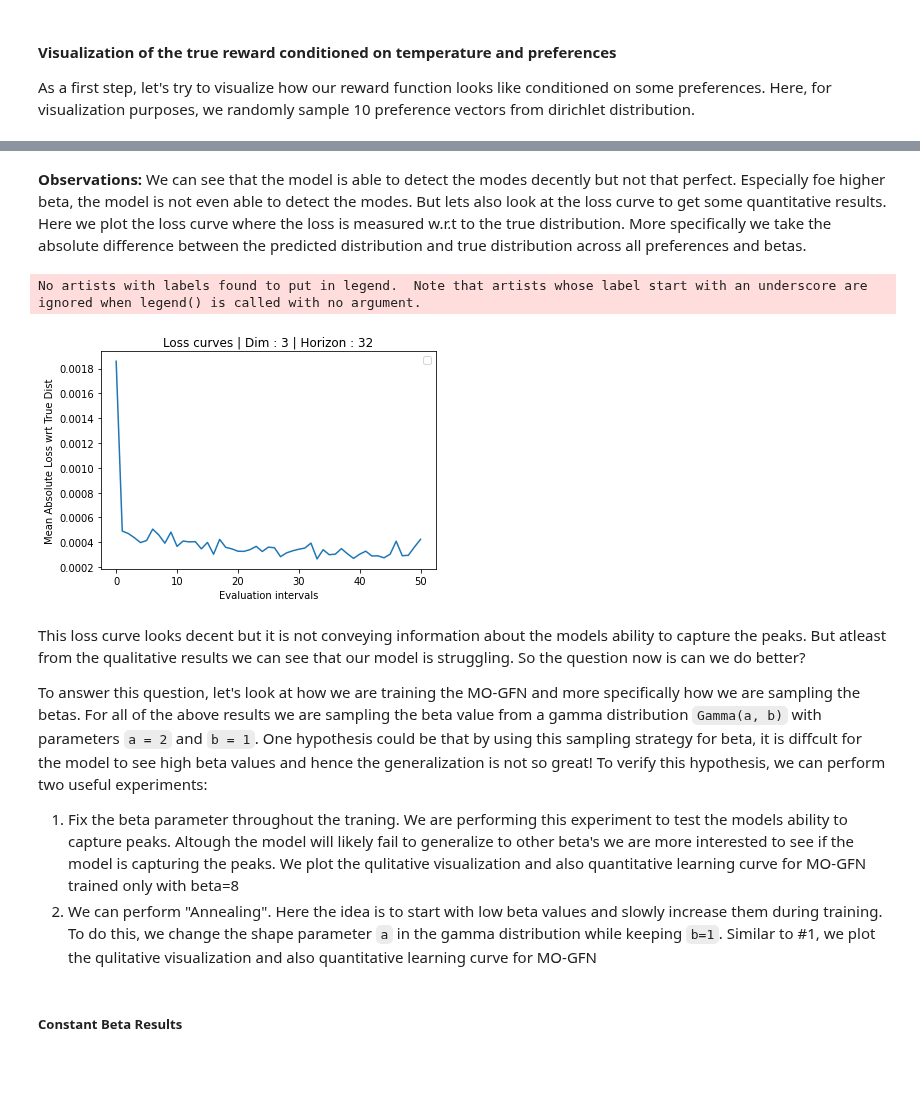
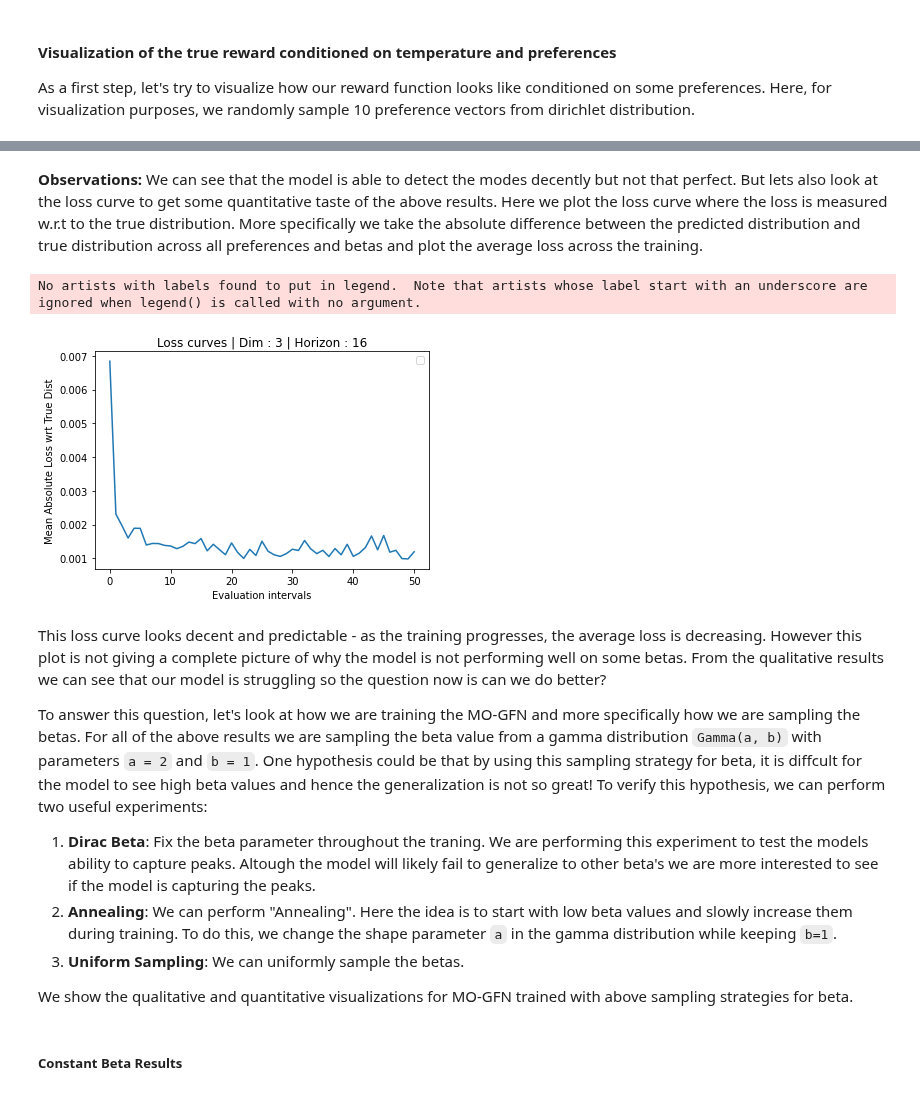
Before and after one commit to recursionpharma/gflownet, a Jupyter notebook: gflownet/examples/results.ipynb, the cells around one changed output, grey strips where cells are left out. Cells and saved outputs as stored; diff of their text form; code cells hidden in the pictures; blank space fills up the shorter version.

```diff
--- a/gflownet/examples/results.ipynb
+++ b/gflownet/examples/results.ipynb
@@ -174,30 +176,36 @@ _ = plot_beta_evolution(horizon=16, dims=3, method="const")
 # %% [markdown]
-**Observations:** We can see that the model is able to detect the modes decently but not that perfect. Especially foe higher beta, the model is not even able to detect the modes. But lets also look at the loss curve to get some quantitative results. Here we plot the loss curve where the loss is measured w.r.t to the true distribution. More specifically we take the absolute difference between the predicted distribution and true distribution across all preferences and betas.
+**Observations:** We can see that the model is able to detect the modes decently but not that perfect. But lets also look at the loss curve to get some quantitative taste of the above results. Here we plot the loss curve where the loss is measured w.r.t to the true distribution. More specifically we take the absolute difference between the predicted distribution and true distribution across all preferences and betas and plot the average loss across the training.
 # %%
-def plot_loss_curve(horizon, dims, method):
-    results = pickle.load(gzip.open(os.getcwd() + '/resultsv3/{}_{}d_horizon_{}.pkl.gz'.format(method, dims, horizon), 'rb'))
+def plot_loss_curve(horizon, dims, method, encoding):
+    if encoding == "thermo":
+        results = pickle.load(gzip.open(os.getcwd() + '/results_thermo/{}_{}d_horizon_{}.pkl.gz'.format(method, dims, horizon), 'rb'))
+    else:
+        results = pickle.load(gzip.open(os.getcwd() + '/resultsv3/{}_{}d_horizon_{}.pkl.gz'.format(method, dims, horizon), 'rb'))
     functions, _ = get_functions(dims)
     env = gfn.GridEnv(horizon, funcs=functions)
     s, r, pos = env.state_info()
     data = results["true_losses"]
     pp.plot(data)
     pp.legend()
     pp.title("Loss curves | Dim : {} | Horizon : {}".format(dims, horizon))
     pp.xlabel("Evaluation intervals")
     pp.ylabel("Mean Absolute Loss wrt True Dist")
     pp.savefig("loss_curves_{}_{}_{}.png".format(method, dims, horizon))
-plot_loss_curve(horizon=32, dims=3, method="const")
+plot_loss_curve(horizon=16, dims=3, method="const", encoding="identity")
 # %% [output]
 No artists with labels found to put in legend.  Note that artists whose label start with an underscore are ignored when legend() is called with no argument.
-[figure, old version]
+[figure, new version]
 # %% [markdown]
-This loss curve looks decent but it is not conveying information about the models ability to capture the peaks.
-But atleast from the qualitative results we can see that our model is struggling. So the question now is can we do better?
+This loss curve looks decent and predictable - as the training progresses, the average loss is decreasing. However this plot is not giving a complete picture of why the model is not performing well on some betas.
+From the qualitative results we can see that our model is struggling so the question now is can we do better?
 
 To answer this question, let's look at how we are training the MO-GFN and more specifically how we are sampling the betas. For all of the above results we are sampling the beta value from a gamma distribution `Gamma(a, b)` with parameters `a = 2` and `b = 1`. One hypothesis could be that by using this sampling strategy for beta, it is diffcult for the model to see high beta values and hence the generalization is not so great! To verify this hypothesis, we can perform two useful experiments:
 
-1. Fix the beta parameter throughout the traning. We are performing this experiment to test the models ability to capture peaks. Altough the model will likely fail to generalize to other beta's we are more interested to see if the model is capturing the peaks. We plot the qulitative visualization and also quantitative learning curve for MO-GFN trained only with beta=8
-2. We can perform "Annealing". Here the idea is to start with low beta values and slowly increase them during training. To do this, we change the shape parameter `a` in the gamma distribution while keeping `b=1`. Similar to #1, we plot the qulitative visualization and also quantitative learning curve for MO-GFN
+1. **Dirac Beta**: Fix the beta parameter throughout the traning. We are performing this experiment to test the models ability to capture peaks. Altough the model will likely fail to generalize to other beta's we are more interested to see if the model is capturing the peaks.
+2. **Annealing**: We can perform "Annealing". Here the idea is to start with low beta values and slowly increase them during training. To do this, we change the shape parameter `a` in the gamma distribution while keeping `b=1`.
+3. **Uniform Sampling**: We can uniformly sample the betas.
+
+We show the qualitative and quantitative visualizations for MO-GFN trained with above sampling strategies for beta.
 # %% [markdown]
 ##### Constant Beta Results
 # %%
```
Also changed, not shown: parts of 16 cells of this notebook.
